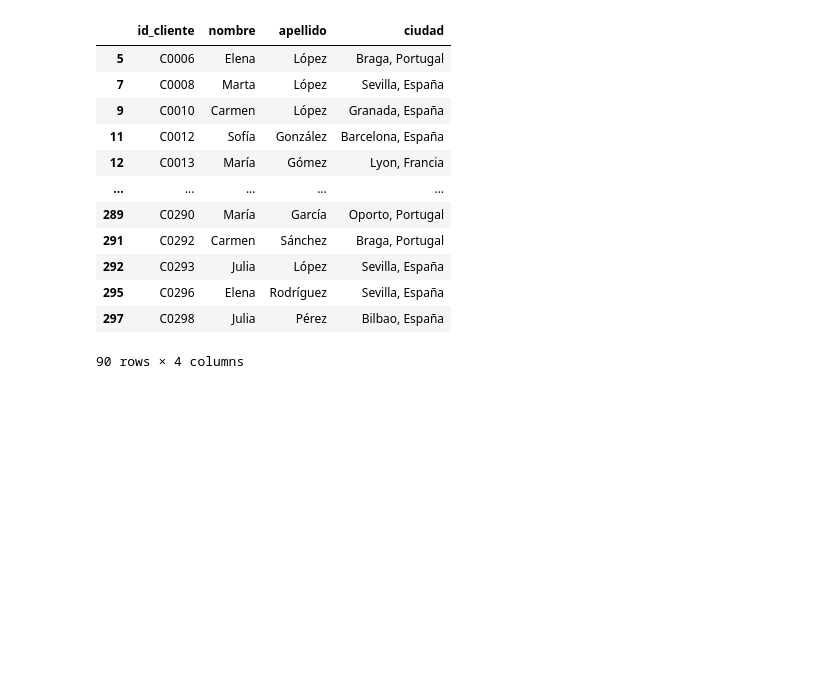
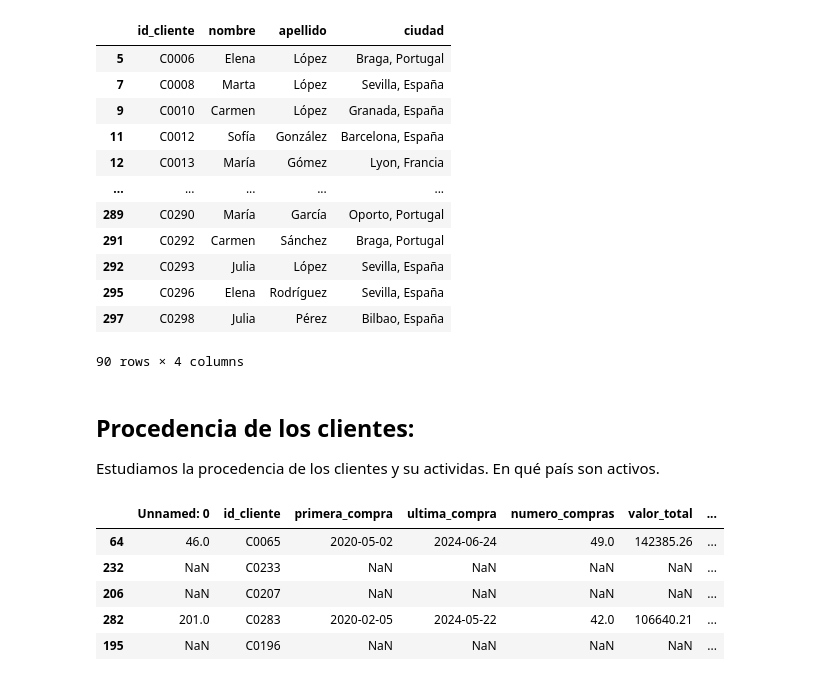
Before and after one commit to Margamtr/Proyect_DTS, a Jupyter notebook: visualizacion_datos.ipynb, the cells around one changed output. Cells and saved outputs as stored; diff of their text form; code cells hidden in the pictures; blank space fills up the shorter version.

```diff
--- a/visualizacion_datos.ipynb
+++ b/visualizacion_datos.ipynb
@@ -105,0 +110,3 @@ df_clientes_no_activos
+# %% [markdown]
+## Procedencia de los clientes:
+Estudiamos la procedencia de los clientes y su actividas. En qué país son activos.
@@ -105,0 +115,9 @@ df_clientes_no_activos
+# %%
+df_actividad_clientes.sample(5)
+# %% [output]
+|  | Unnamed: 0 | id_cliente | primera_compra | ultima_compra | numero_compras | valor_total | ... |
+| 64 | 46.0 | C0065 | 2020-05-02 | 2024-06-24 | 49.0 | 142385.26 | ... |
+| 232 | NaN | C0233 | NaN | NaN | NaN | NaN | ... |
+| 206 | NaN | C0207 | NaN | NaN | NaN | NaN | ... |
+| 282 | 201.0 | C0283 | 2020-02-05 | 2024-05-22 | 42.0 | 106640.21 | ... |
+| 195 | NaN | C0196 | NaN | NaN | NaN | NaN | ... |
```
Also changed, not shown: parts of 9 cells of this notebook, 2 other files.
